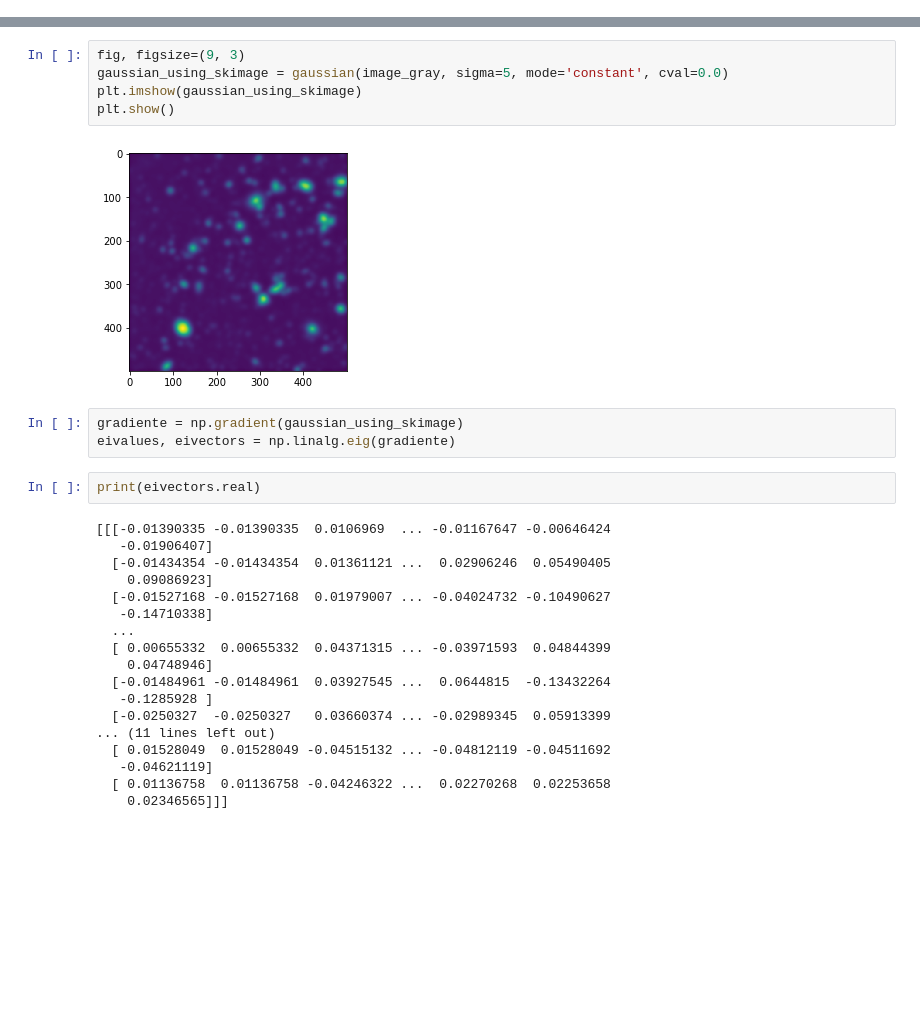
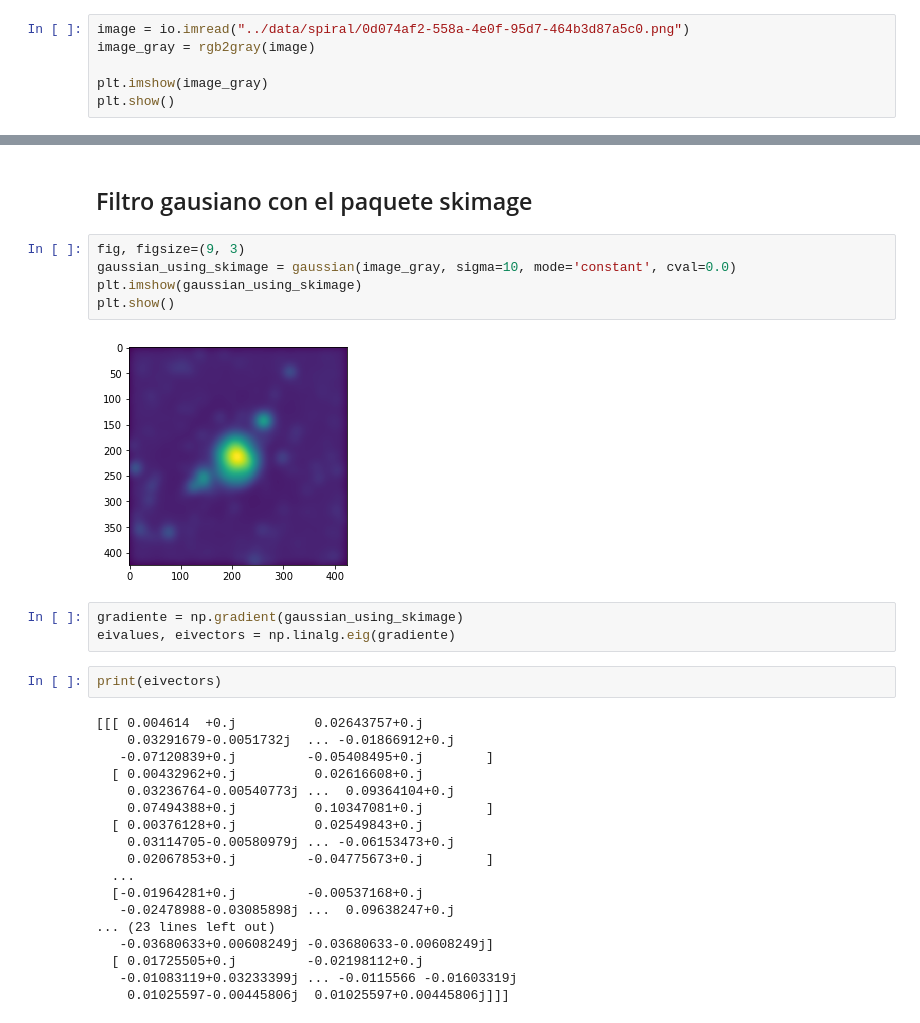
Before and after one commit to davidmacer/deep-learning-course, a Jupyter notebook: src/tarea_04.ipynb, the cells around one changed output, grey strips where cells are left out. Saved outputs shown, nothing was run; the diff lists cells and outputs as text; blank space fills up the shorter version.

```diff
--- a/src/tarea_04.ipynb
+++ b/src/tarea_04.ipynb
@@ -20,0 +23,6 @@ plt.show()
+# %%
+image = io.imread("../data/spiral/0d074af2-558a-4e0f-95d7-464b3d87a5c0.png")
+image_gray = rgb2gray(image)
+
+plt.imshow(image_gray)
+plt.show()
@@ -21,30 +31,32 @@ plt.show()
+# %% [markdown]
+## Filtro gausiano con el paquete skimage
 # %%
 fig, figsize=(9, 3)
-gaussian_using_skimage = gaussian(image_gray, sigma=5, mode='constant', cval=0.0)
+gaussian_using_skimage = gaussian(image_gray, sigma=10, mode='constant', cval=0.0)
 plt.imshow(gaussian_using_skimage)
 plt.show()
 # %% [output]
-[figure, old version]
+[figure, new version]
 # %%
 gradiente = np.gradient(gaussian_using_skimage)
 eivalues, eivectors = np.linalg.eig(gradiente)
 # %%
-print(eivectors.real)
+print(eivectors)
 # %% [output]
-[[[-0.01390335 -0.01390335  0.0106969  ... -0.01167647 -0.00646424
-   -0.01906407]
-  [-0.01434354 -0.01434354  0.01361121 ...  0.02906246  0.05490405
-    0.09086923]
-  [-0.01527168 -0.01527168  0.01979007 ... -0.04024732 -0.10490627
-   -0.14710338]
+[[[ 0.004614  +0.j          0.02643757+0.j
+    0.03291679-0.0051732j  ... -0.01866912+0.j
+   -0.07120839+0.j         -0.05408495+0.j        ]
+  [ 0.00432962+0.j          0.02616608+0.j
+    0.03236764-0.00540773j ...  0.09364104+0.j
+    0.07494388+0.j          0.10347081+0.j        ]
+  [ 0.00376128+0.j          0.02549843+0.j
+    0.03114705-0.00580979j ... -0.06153473+0.j
+    0.02067853+0.j         -0.04775673+0.j        ]
   ...
-  [ 0.00655332  0.00655332  0.04371315 ... -0.03971593  0.04844399
-    0.04748946]
-  [-0.01484961 -0.01484961  0.03927545 ...  0.0644815  -0.13432264
-   -0.1285928 ]
-  [-0.0250327  -0.0250327   0.03660374 ... -0.02989345  0.05913399
-... (11 lines left out)
-  [ 0.01528049  0.01528049 -0.04515132 ... -0.04812119 -0.04511692
-   -0.04621119]
-  [ 0.01136758  0.01136758 -0.04246322 ...  0.02270268  0.02253658
-    0.02346565]]]
+  [-0.01964281+0.j         -0.00537168+0.j
+   -0.02478988-0.03085898j ...  0.09638247+0.j
+... (23 lines left out)
+   -0.03680633+0.00608249j -0.03680633-0.00608249j]
+  [ 0.01725505+0.j         -0.02198112+0.j
+   -0.01083119+0.03233399j ... -0.0115566 -0.01603319j
+    0.01025597-0.00445806j  0.01025597+0.00445806j]]]
```
Also changed, not shown: parts of 9 cells of this notebook.
